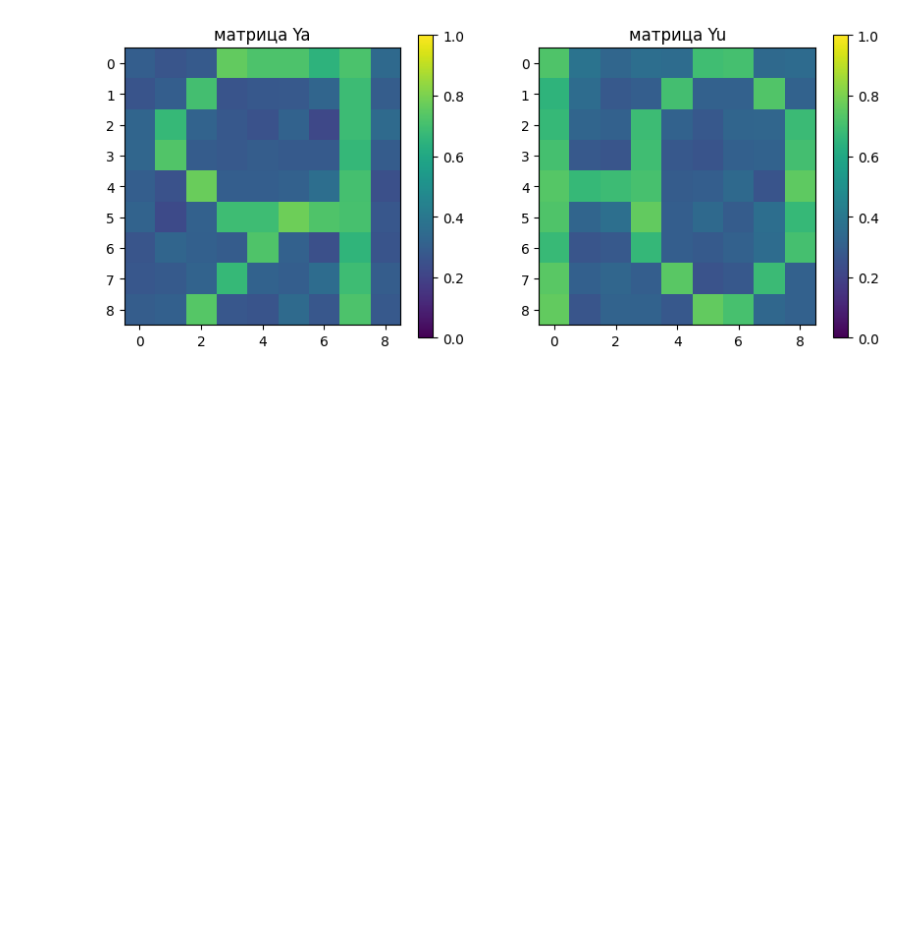
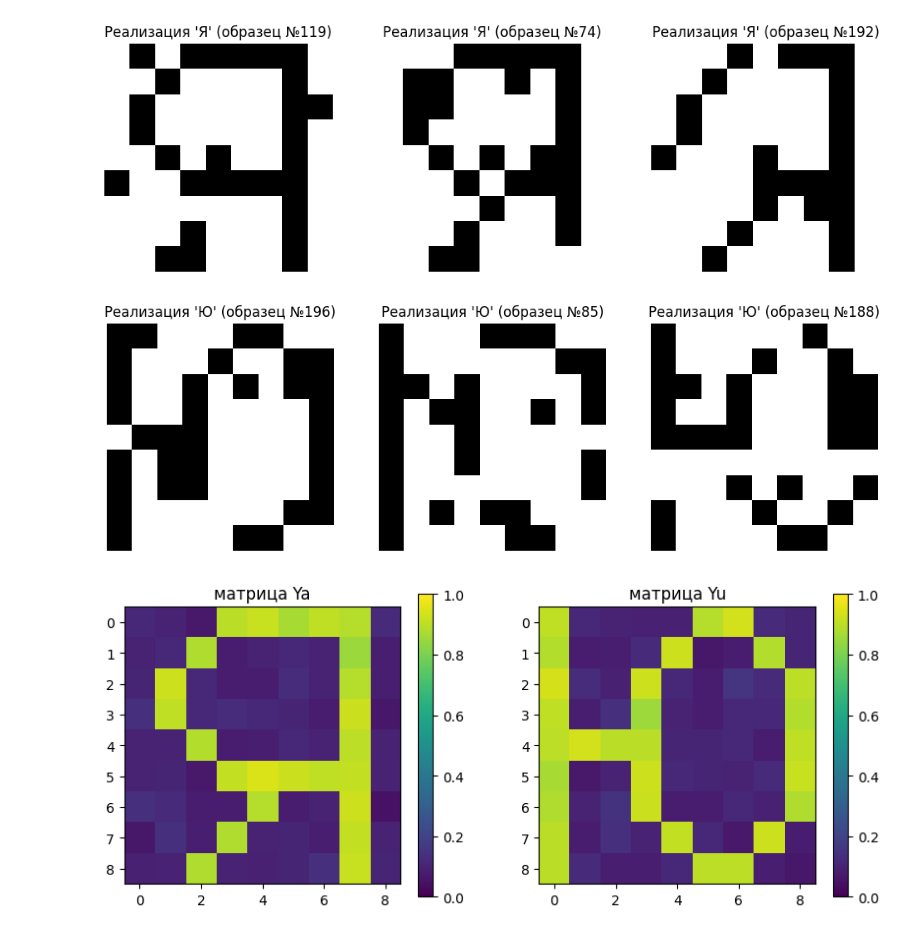
Before and after one commit to Darowiin/MoiRO, a Jupyter notebook: lab_1/moiro_lab_1.ipynb, the cells around one changed output. Drawn from its saved outputs; the diff is of its cells as text; code cells hidden in the pictures; blank space fills up the shorter version.

```diff
--- a/lab_1/moiro_lab_1.ipynb
+++ b/lab_1/moiro_lab_1.ipynb
@@ -267,6 +266,16 @@ def make_switch(base_matrix, N, p):
         samples[i] = sample
 
     return samples
+
+def plot_samples(samples, title, count=3):
+    plt.figure(figsize=(12, 4))
+    for i in range(count):
+        plt.subplot(1, count, i + 1)
+        idx = np.random.randint(0, len(samples))
+        plt.imshow(samples[idx], cmap='gray_r')
+        plt.title(f"{title} (образец №{idx})")
+        plt.axis('off')
+    plt.show()
 
 ya_array = np.array([
     [0, 0, 0, 1, 1, 1, 1, 1, 0],
@@ -291,32 +300,37 @@ yu_array = np.array([
     [1, 0, 0, 0, 0, 1, 1, 0, 0],
 ])
 
 
 N = 200
-p = 0.3
+p = 0.1
 
 samples_ya = make_switch(ya_array, N, p)
 samples_yu = make_switch(yu_array, N, p)
 
 np.save('sample_ya.npy', samples_ya)
 np.save('sample_yu.npy', samples_yu)
+
+plot_samples(samples_ya, "Реализация 'Я'")
+plot_samples(samples_yu, "Реализация 'Ю'")
 
 mean_ya = samples_ya.mean(axis=0)
 mean_yu = samples_yu.mean(axis=0)
 
 
 plt.figure(figsize=(10,4))
 
 plt.subplot(1,2,1)
 plt.imshow(mean_ya, cmap='viridis', vmin=0, vmax=1)
 plt.title("матрица Ya")
 plt.colorbar()
 
 plt.subplot(1,2,2)
 plt.imshow(mean_yu, cmap='viridis', vmin=0, vmax=1)
 plt.title("матрица Yu")
 plt.colorbar()
 
 plt.show()
 # %% [output]
-[figure, old version]
+[figure, new version]
+[figure, added]
+[figure, added]
```
Also changed, not shown: parts of 3 cells of this notebook, 4 other files.
